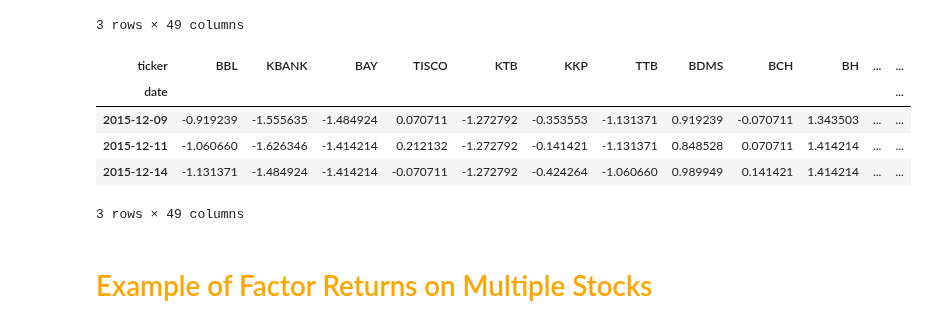
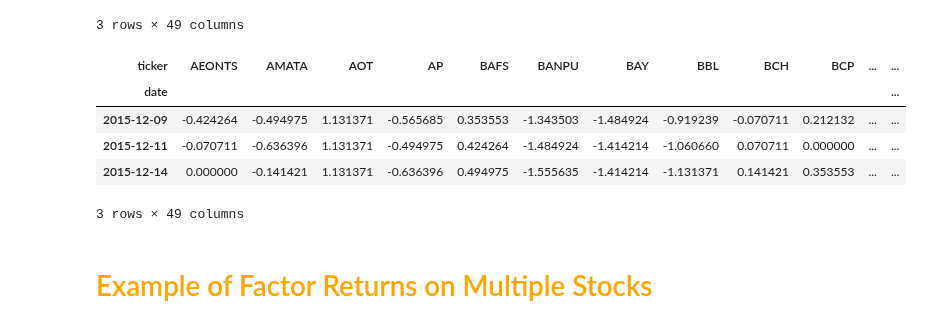
Before and after one commit to pasinsiri/quant-investment, a Jupyter notebook: alpha_factor.ipynb, the cells around one changed output. Cells and saved outputs as stored; diff of their text form; code cells hidden in the pictures.

Commit message:
remove demean from smoothed momentum factor

```diff
--- a/alpha_factor.ipynb
+++ b/alpha_factor.ipynb
@@ -193,35 +193,25 @@ momentum_factor_df.head(3)
 # %%
 # smoothed momentum factor
 # ? use return_1yr from the cell above
 N_SMOOTH = 5
 tmp_nan_smoothed = return_1yr.iloc[:N_SMOOTH - 1]
 
 return_1yr_smoothed = return_1yr.rolling(N_SMOOTH).mean().dropna(axis = 0)
 return_1yr_smoothed = pd.concat([tmp_nan_smoothed, return_1yr_smoothed])
 
-# demean by sector
-smooth_momentum_demean = None
-
-for stocks in sectors.values():
-    sector_stocks = [s for s in stocks if s in return_1yr.columns]
-    sector_return = return_1yr[sector_stocks]
-    sector_avg = sector_return.mean(axis = 1)
-    sector_demean = sector_return - np.broadcast_to(sector_avg.values.reshape(-1, 1), sector_return.shape)
-    smooth_momentum_demean = sector_return if smooth_momentum_demean is None else smooth_momentum_demean.merge(sector_return, left_index = True, right_index = True)
-
 # rank
-smooth_momentum_rank = smooth_momentum_demean.rank(axis = 1, method = 'max')
+smooth_momentum_rank = return_1yr_smoothed.rank(axis = 1, method = 'max')
 
 # z-score
 smooth_momentum_factor_df = smooth_momentum_rank.apply(zscore, axis = 1)
 
 smooth_momentum_factor_df.head(3)
 # %% [output]
-| ticker | BBL | KBANK | BAY | TISCO | KTB | KKP | TTB | BDMS | BCH | BH | ... | ... |
+| ticker | AEONTS | AMATA | AOT | AP | BAFS | BANPU | BAY | BBL | BCH | BCP | ... | ... |
 | date |  |  |  |  |  |  |  |  |  |  |  | ... |
-| 2015-12-09 | -0.919239 | -1.555635 | -1.484924 | 0.070711 | -1.272792 | -0.353553 | -1.131371 | 0.919239 | -0.070711 | 1.343503 | ... | ... |
-| 2015-12-11 | -1.060660 | -1.626346 | -1.414214 | 0.212132 | -1.272792 | -0.141421 | -1.131371 | 0.848528 | 0.070711 | 1.414214 | ... | ... |
-| 2015-12-14 | -1.131371 | -1.484924 | -1.414214 | -0.070711 | -1.272792 | -0.424264 | -1.060660 | 0.989949 | 0.141421 | 1.414214 | ... | ... |
+| 2015-12-09 | -0.424264 | -0.494975 | 1.131371 | -0.565685 | 0.353553 | -1.343503 | -1.484924 | -0.919239 | -0.070711 | 0.212132 | ... | ... |
+| 2015-12-11 | -0.070711 | -0.636396 | 1.131371 | -0.494975 | 0.424264 | -1.484924 | -1.414214 | -1.060660 | 0.070711 | 0.000000 | ... | ... |
+| 2015-12-14 | 0.000000 | -0.141421 | 1.131371 | -0.636396 | 0.494975 | -1.555635 | -1.414214 | -1.131371 | 0.141421 | 0.353553 | ... | ... |
 3 rows × 49 columns
 # %%
 # Mean reversion factor (-1 * moving average)
```
